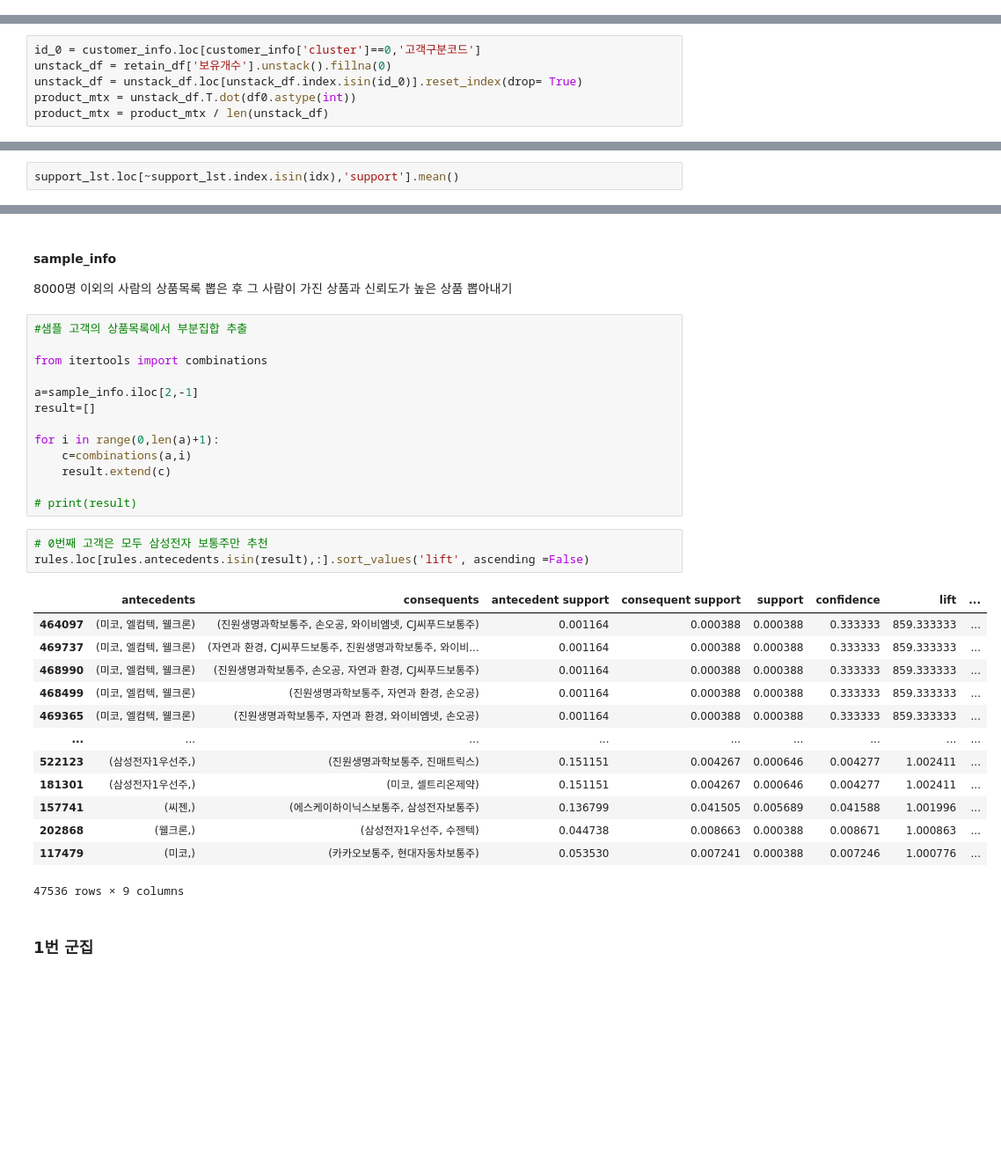
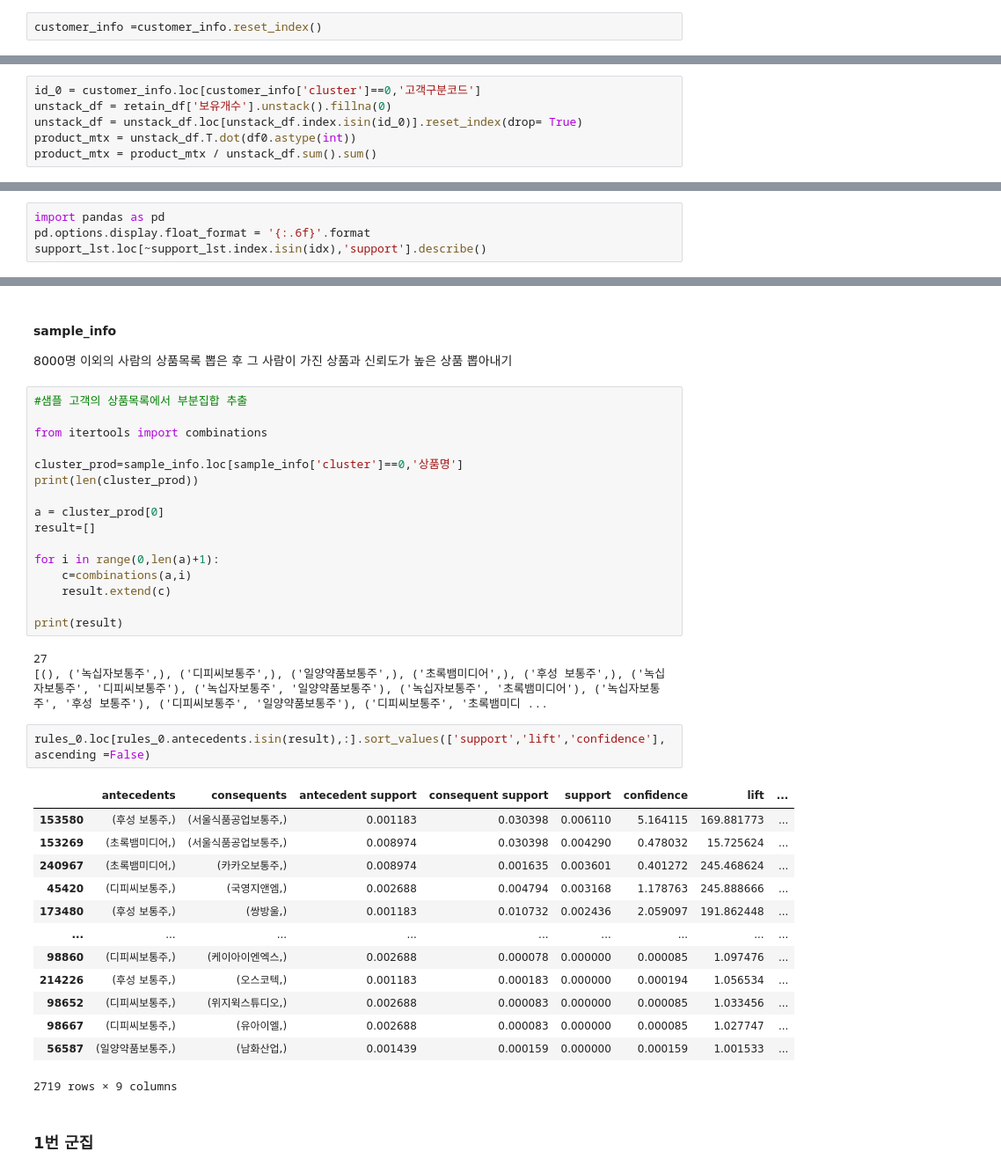
Before and after one commit to christine127/Portfolio_Recommendation_Project, a Jupyter notebook: 알고리즘.ipynb, the cells around one changed output, grey strips where cells are left out. Shown at 88% size. Cells and saved outputs as stored; diff of their text form; blank space fills up the shorter version.

```diff
--- a/알고리즘.ipynb
+++ b/알고리즘.ipynb
@@ -252,6 +252,8 @@ rules.loc[rules.antecedents.isin(result),:].sort_values('lift', ascending =False
 - 군집 간 인원 수 차이가 크기 때문에 신뢰도를 일정하게 설정하게 되면 나오는 빈발집합 수가 차이가 많이 남
 # %% [markdown]
 ### 0번 군집
+# %%
+customer_info =customer_info.reset_index()
 # %%
 cluster_0 = customer_info.loc[customer_info['cluster']==0].index
 df0 = df_whole.loc[df_whole.index.isin(cluster_0)].reset_index(drop= True)
@@ -260,7 +262,7 @@ id_0 = customer_info.loc[customer_info['cluster']==0,'고객구분코드']
 unstack_df = retain_df['보유개수'].unstack().fillna(0)
 unstack_df = unstack_df.loc[unstack_df.index.isin(id_0)].reset_index(drop= True)
 product_mtx = unstack_df.T.dot(df0.astype(int))
-product_mtx = product_mtx / len(unstack_df)
+product_mtx = product_mtx / unstack_df.sum().sum()
 # %%
 itemsets = product_mtx.unstack().index.to_list()
 support = product_mtx.unstack().values
@@ -300,3 +302,5 @@ support_lst
 3837681 rows × 2 columns
 # %%
-support_lst.loc[~support_lst.index.isin(idx),'support'].mean()
+import pandas as pd
+pd.options.display.float_format = '{:.6f}'.format
+support_lst.loc[~support_lst.index.isin(idx),'support'].describe()
@@ -333,30 +364,35 @@ rules_0.sort_values(['lift','confidence'], ascending=False)[:20]
 
 from itertools import combinations
 
-a=sample_info.iloc[2,-1]
+cluster_prod=sample_info.loc[sample_info['cluster']==0,'상품명']
+print(len(cluster_prod))
+
+a = cluster_prod[0]
 result=[]
 
 for i in range(0,len(a)+1):
     c=combinations(a,i)
     result.extend(c)
 
-# print(result)
+print(result)
+# %% [output]
+27
+[(), ('녹십자보통주',), ('디피씨보통주',), ('일양약품보통주',), ('초록뱀미디어',), ('후성 보통주',), ('녹십자보통주', '디피씨보통주'), ('녹십자보통주', '일양약품보통주'), ('녹십자보통주', '초록뱀미디어'), ('녹십자보통주', '후성 보통주'), ('디피씨보통주', '일양약품보통주'), ('디피씨보통주', '초록뱀미디 ...
 # %%
-# 0번째 고객은 모두 삼성전자 보통주만 추천
-rules.loc[rules.antecedents.isin(result),:].sort_values('lift', ascending =False)
+rules_0.loc[rules_0.antecedents.isin(result),:].sort_values(['support','lift','confidence'], ascending =False)
 # %% [output]
 |  | antecedents | consequents | antecedent support | consequent support | support | confidence | lift | ... |
-| 464097 | (미코, 엘컴텍, 웰크론) | (진원생명과학보통주, 손오공, 와이비엠넷, CJ씨푸드보통주) | 0.001164 | 0.000388 | 0.000388 | 0.333333 | 859.333333 | ... |
-| 469737 | (미코, 엘컴텍, 웰크론) | (자연과 환경, CJ씨푸드보통주, 진원생명과학보통주, 와이비... | 0.001164 | 0.000388 | 0.000388 | 0.333333 | 859.333333 | ... |
-| 468990 | (미코, 엘컴텍, 웰크론) | (진원생명과학보통주, 손오공, 자연과 환경, CJ씨푸드보통주) | 0.001164 | 0.000388 | 0.000388 | 0.333333 | 859.333333 | ... |
-| 468499 | (미코, 엘컴텍, 웰크론) | (진원생명과학보통주, 자연과 환경, 손오공) | 0.001164 | 0.000388 | 0.000388 | 0.333333 | 859.333333 | ... |
-| 469365 | (미코, 엘컴텍, 웰크론) | (진원생명과학보통주, 자연과 환경, 와이비엠넷, 손오공) | 0.001164 | 0.000388 | 0.000388 | 0.333333 | 859.333333 | ... |
+| 153580 | (후성 보통주,) | (서울식품공업보통주,) | 0.001183 | 0.030398 | 0.006110 | 5.164115 | 169.881773 | ... |
+| 153269 | (초록뱀미디어,) | (서울식품공업보통주,) | 0.008974 | 0.030398 | 0.004290 | 0.478032 | 15.725624 | ... |
+| 240967 | (초록뱀미디어,) | (카카오보통주,) | 0.008974 | 0.001635 | 0.003601 | 0.401272 | 245.468624 | ... |
+| 45420 | (디피씨보통주,) | (국영지앤엠,) | 0.002688 | 0.004794 | 0.003168 | 1.178763 | 245.888666 | ... |
+| 173480 | (후성 보통주,) | (쌍방울,) | 0.001183 | 0.010732 | 0.002436 | 2.059097 | 191.862448 | ... |
 | ... | ... | ... | ... | ... | ... | ... | ... | ... |
-| 522123 | (삼성전자1우선주,) | (진원생명과학보통주, 진매트릭스) | 0.151151 | 0.004267 | 0.000646 | 0.004277 | 1.002411 | ... |
-| 181301 | (삼성전자1우선주,) | (미코, 셀트리온제약) | 0.151151 | 0.004267 | 0.000646 | 0.004277 | 1.002411 | ... |
-| 157741 | (씨젠,) | (에스케이하이닉스보통주, 삼성전자보통주) | 0.136799 | 0.041505 | 0.005689 | 0.041588 | 1.001996 | ... |
-| 202868 | (웰크론,) | (삼성전자1우선주, 수젠텍) | 0.044738 | 0.008663 | 0.000388 | 0.008671 | 1.000863 | ... |
-| 117479 | (미코,) | (카카오보통주, 현대자동차보통주) | 0.053530 | 0.007241 | 0.000388 | 0.007246 | 1.000776 | ... |
+| 98860 | (디피씨보통주,) | (케이아이엔엑스,) | 0.002688 | 0.000078 | 0.000000 | 0.000085 | 1.097476 | ... |
+| 214226 | (후성 보통주,) | (오스코텍,) | 0.001183 | 0.000183 | 0.000000 | 0.000194 | 1.056534 | ... |
+| 98652 | (디피씨보통주,) | (위지윅스튜디오,) | 0.002688 | 0.000083 | 0.000000 | 0.000085 | 1.033456 | ... |
+| 98667 | (디피씨보통주,) | (유아이엘,) | 0.002688 | 0.000083 | 0.000000 | 0.000085 | 1.027747 | ... |
+| 56587 | (일양약품보통주,) | (남화산업,) | 0.001439 | 0.000159 | 0.000000 | 0.000159 | 1.001533 | ... |
-47536 rows × 9 columns
+2719 rows × 9 columns
 # %% [markdown]
 ### 1번 군집
```
Also changed, not shown: parts of 30 cells of this notebook.
